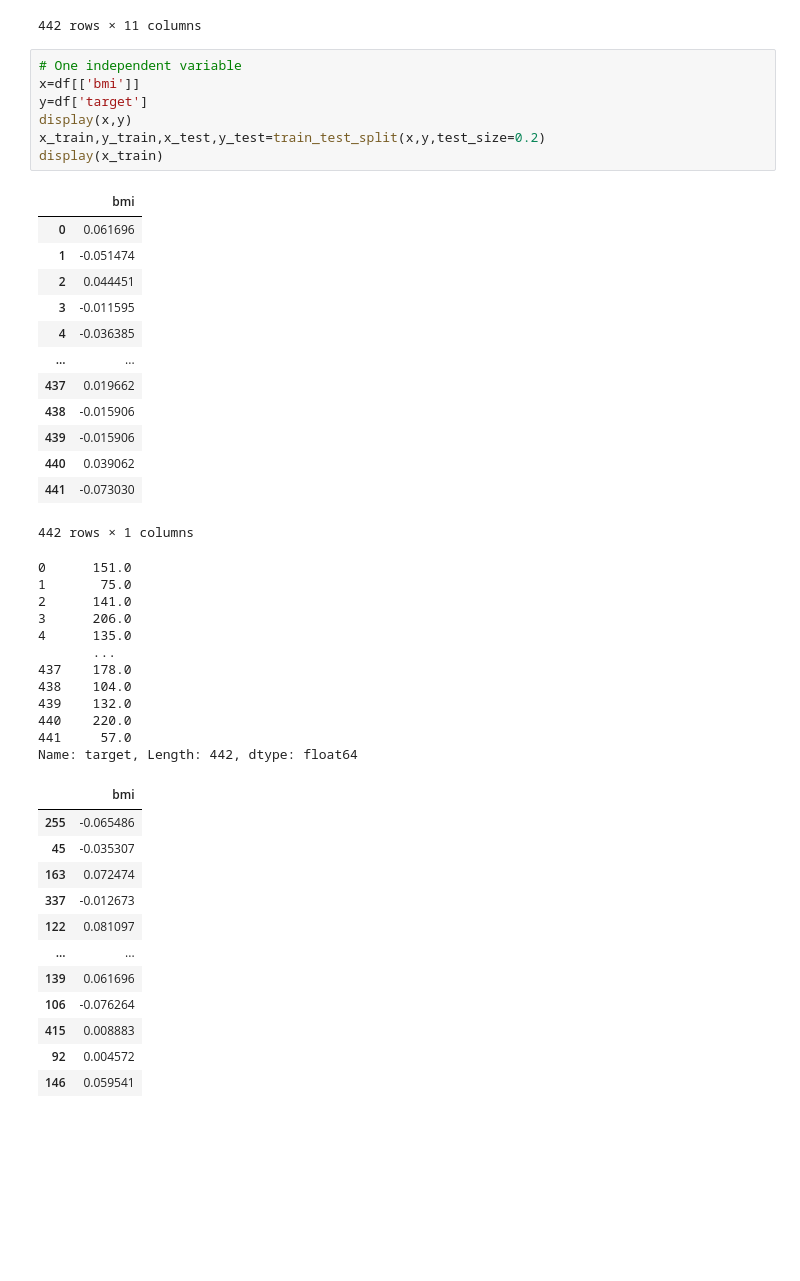
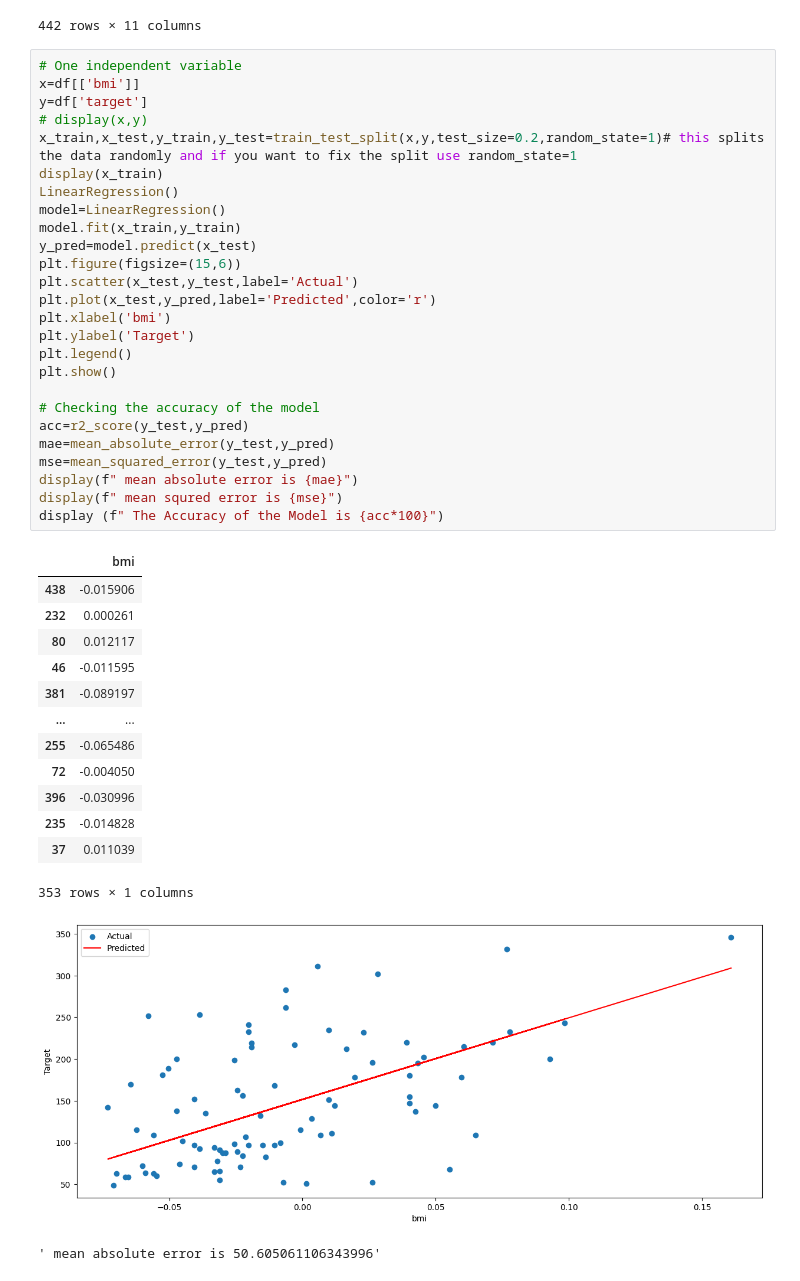
Before and after one commit to vedprakash8721/Abhishek-Data-Science-Portfolio, a Jupyter notebook: ML PW/Module 3 ( Regression )/SLR Implementation .ipynb, the cells around one changed output. Saved outputs shown, nothing was run; the diff lists cells and outputs as text; blank space fills up the shorter version.

```diff
--- a/ML PW/Module 3 ( Regression )/SLR Implementation .ipynb
+++ b/ML PW/Module 3 ( Regression )/SLR Implementation .ipynb
@@ -48,45 +50,42 @@ array([[ 0.03807591,  0.05068012,  0.06169621, ..., -0.00259226,
 # %%
 # One independent variable
 x=df[['bmi']]
 y=df['target']
-display(x,y)
-x_train,y_train,x_test,y_test=train_test_split(x,y,test_size=0.2)
+# display(x,y)
+x_train,x_test,y_train,y_test=train_test_split(x,y,test_size=0.2,random_state=1)# this splits the data randomly and if you want to fix the split use random_state=1
 display(x_train)
+LinearRegression()
+model=LinearRegression()
+model.fit(x_train,y_train)
+y_pred=model.predict(x_test)
+plt.figure(figsize=(15,6))
+plt.scatter(x_test,y_test,label='Actual')
+plt.plot(x_test,y_pred,label='Predicted',color='r')
+plt.xlabel('bmi')
+plt.ylabel('Target')
+plt.legend()
+plt.show()
+
+# Checking the accuracy of the model
+acc=r2_score(y_test,y_pred)
+mae=mean_absolute_error(y_test,y_pred)
+mse=mean_squared_error(y_test,y_pred)
+display(f" mean absolute error is {mae}")
+display(f" mean squred error is {mse}")
+display (f" The Accuracy of the Model is {acc*100}")
 # %% [output]
 |  | bmi |
-| 0 | 0.061696 |
-| 1 | -0.051474 |
-| 2 | 0.044451 |
-| 3 | -0.011595 |
-| 4 | -0.036385 |
+| 438 | -0.015906 |
+| 232 | 0.000261 |
+| 80 | 0.012117 |
+| 46 | -0.011595 |
+| 381 | -0.089197 |
 | ... | ... |
-| 437 | 0.019662 |
-| 438 | -0.015906 |
-| 439 | -0.015906 |
-| 440 | 0.039062 |
-| 441 | -0.073030 |
+| 255 | -0.065486 |
+| 72 | -0.004050 |
+| 396 | -0.030996 |
+| 235 | -0.014828 |
+| 37 | 0.011039 |
-442 rows × 1 columns
+353 rows × 1 columns
+[figure, added]
-0      151.0
-1       75.0
-2      141.0
-3      206.0
-4      135.0
-       ...
-437    178.0
-438    104.0
-439    132.0
-440    220.0
-441     57.0
-Name: target, Length: 442, dtype: float64
+' mean absolute error is 50.605061106343996'
-|  | bmi |
-| 255 | -0.065486 |
-| 45 | -0.035307 |
-| 163 | 0.072474 |
-| 337 | -0.012673 |
-| 122 | 0.081097 |
-| ... | ... |
-| 139 | 0.061696 |
-| 106 | -0.076264 |
-| 415 | 0.008883 |
-| 92 | 0.004572 |
-| 146 | 0.059541 |
```
Also changed, not shown: parts of 2 cells of this notebook.
